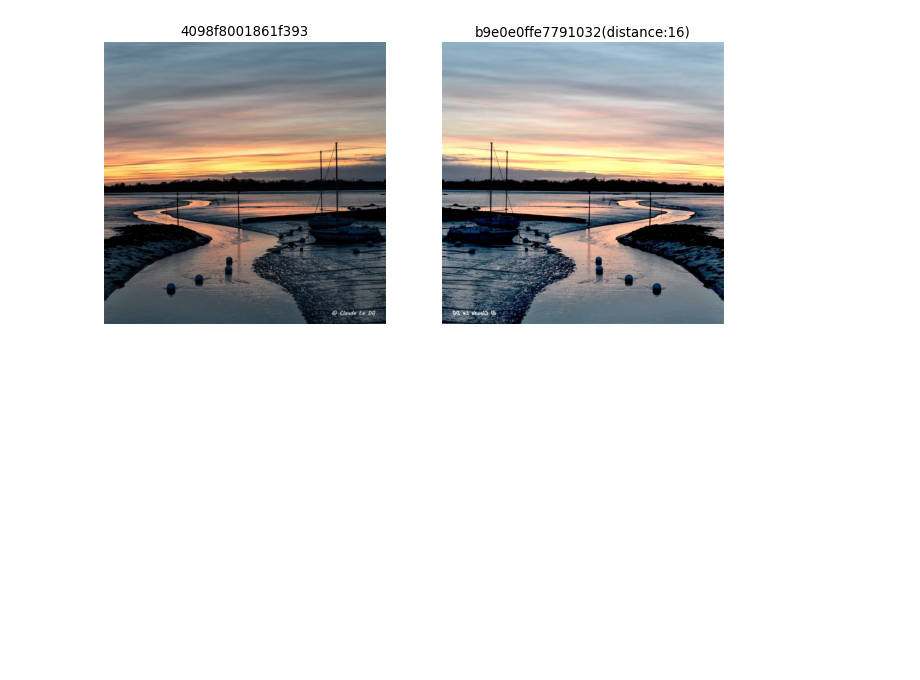
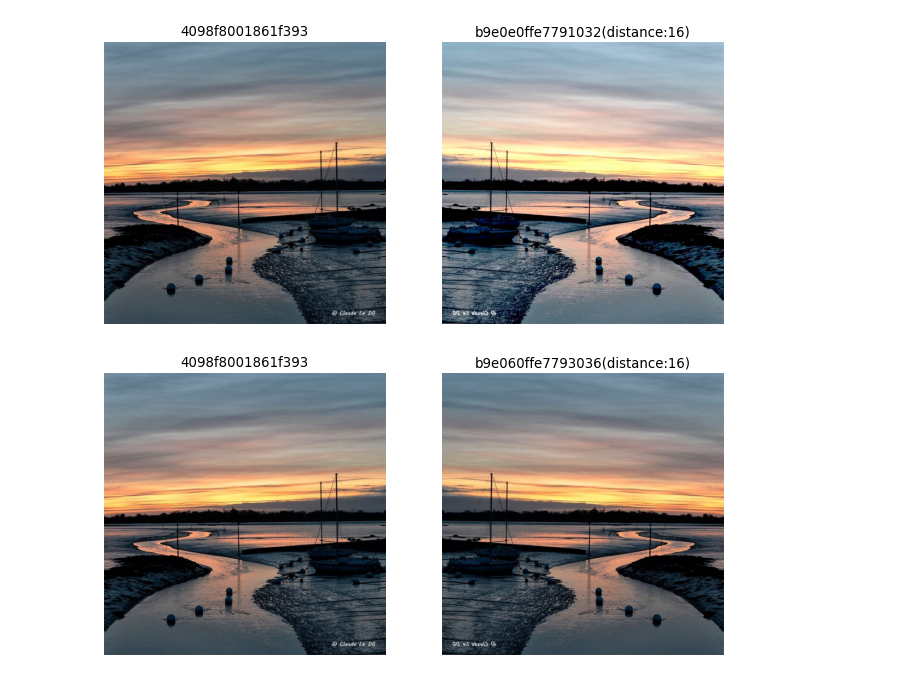
Before and after one commit to tang-ji/image-fingerprint, a Jupyter notebook: image-fingerprint.ipynb, the cells around one changed output. Drawn from its saved outputs; the diff is of its cells as text; code cells hidden in the pictures; blank space fills up the shorter version.

```diff
--- a/image-fingerprint.ipynb
+++ b/image-fingerprint.ipynb
@@ -9,6 +9,7 @@ image_file3 = "imgs/sunrise3.jpg"
 image_file4 = "imgs/baseball.png"
 image_file5 = "imgs/sunrise4.jpg"
 image_file6 = "imgs/sunrise5.jpg"
+image_file7 = "imgs/sunrise6.jpg"
 # %%
 def get_hash(image_file):
     image = Image.open(image_file)
@@ -56,3 +57,7 @@ compare(image_file1, image_file5)
 compare(image_file1, image_file6)
 # %% [output]
 [figure]
+# %%
+compare(image_file1, image_file7)
+# %% [output]
+[figure, added]
```
